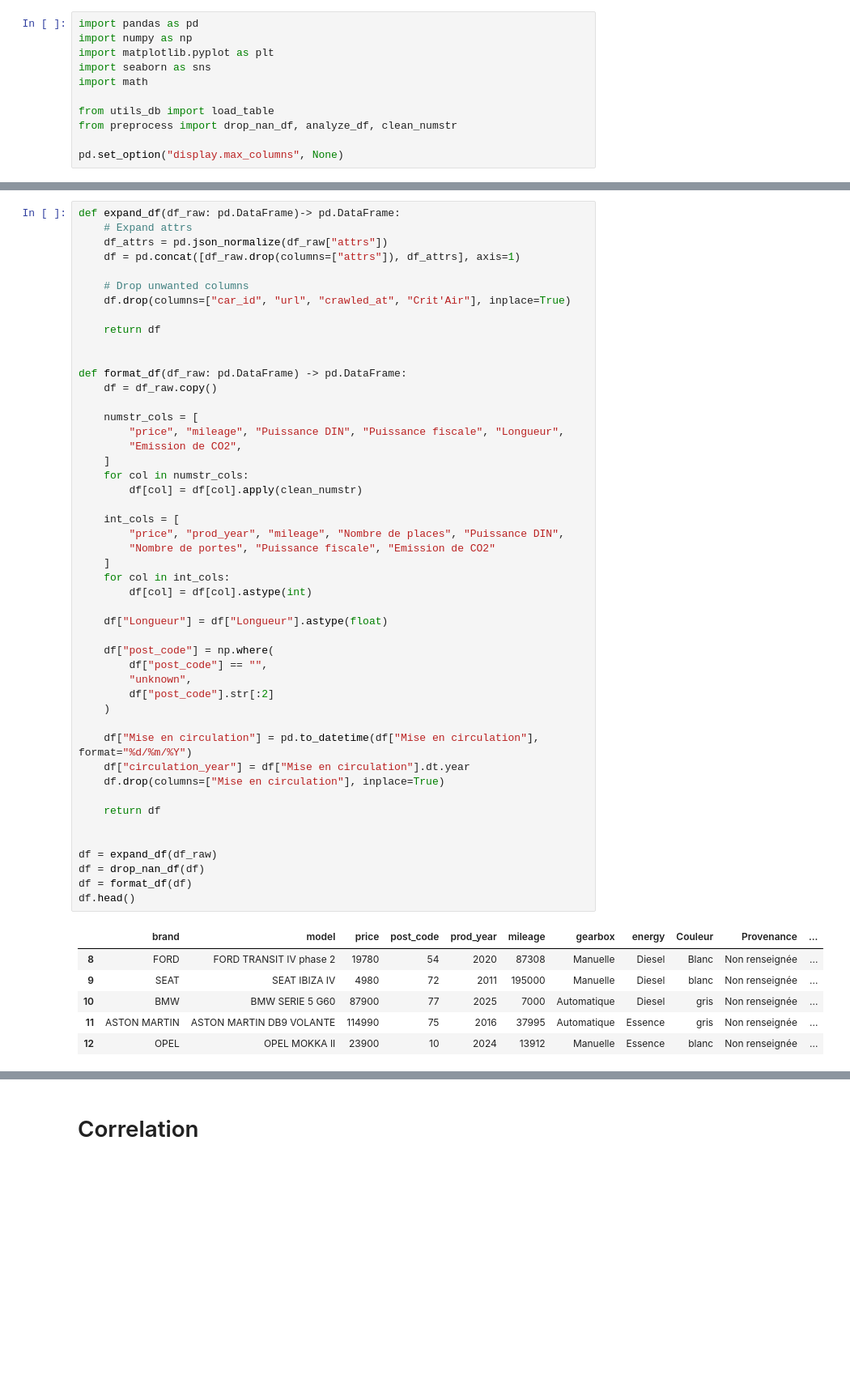
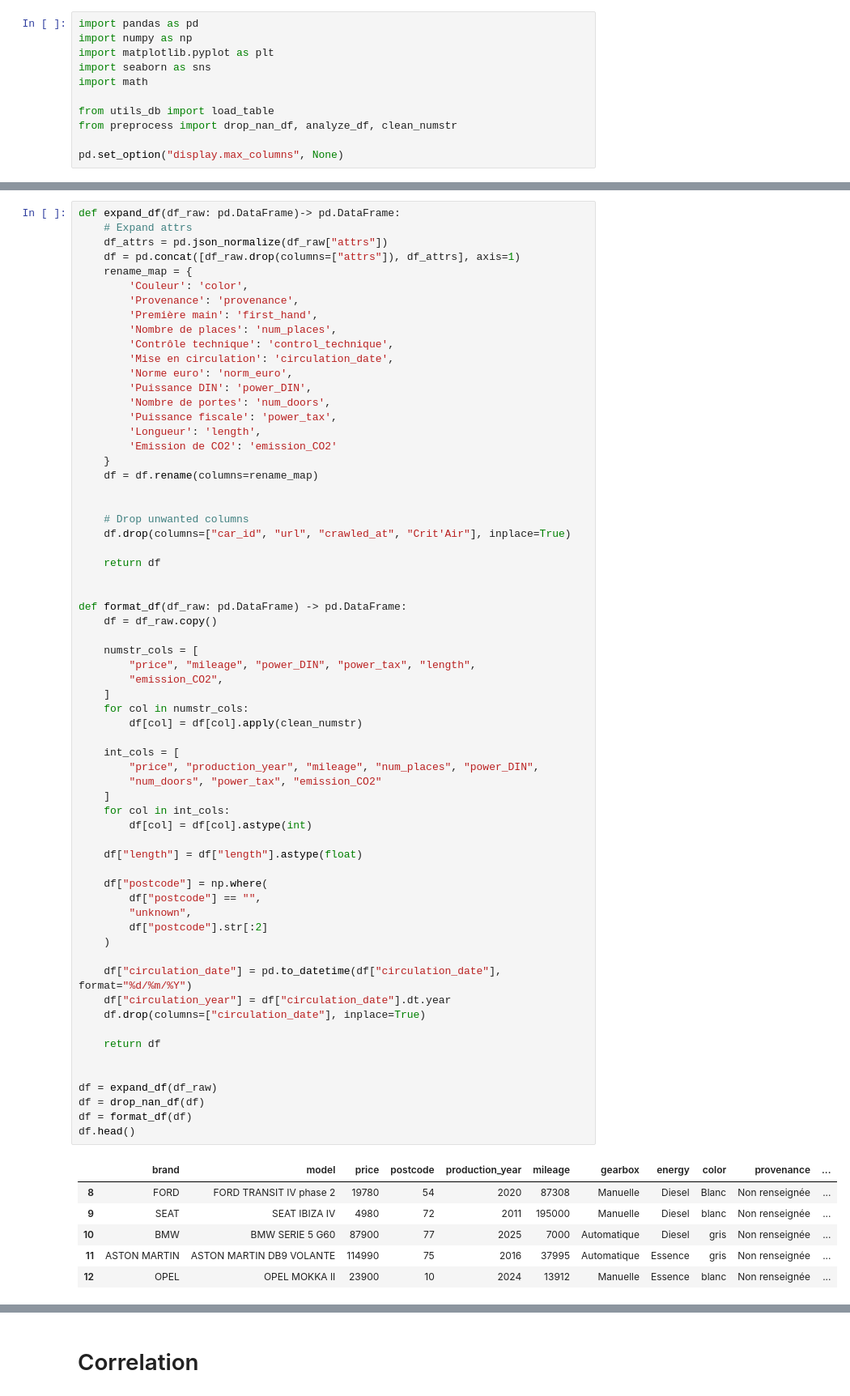
Before and after one commit to yuyan-z/CarPricePrediction, a Jupyter notebook: EDA.ipynb, the cells around one changed output, grey strips where cells are left out. Shown at 81% size. Drawn from its saved outputs; the diff is of its cells as text; blank space fills up the shorter version.

```diff
--- a/EDA.ipynb
+++ b/EDA.ipynb
@@ -25,51 +25,67 @@ def expand_df(df_raw: pd.DataFrame)-> pd.DataFrame:
     # Expand attrs
     df_attrs = pd.json_normalize(df_raw["attrs"])
     df = pd.concat([df_raw.drop(columns=["attrs"]), df_attrs], axis=1)
+    rename_map = {
+        'Couleur': 'color',
+        'Provenance': 'provenance',
+        'Première main': 'first_hand',
+        'Nombre de places': 'num_places',
+        'Contrôle technique': 'control_technique',
+        'Mise en circulation': 'circulation_date',
+        'Norme euro': 'norm_euro',
+        'Puissance DIN': 'power_DIN',
+        'Nombre de portes': 'num_doors',
+        'Puissance fiscale': 'power_tax',
+        'Longueur': 'length',
+        'Emission de CO2': 'emission_CO2'
+    }
+    df = df.rename(columns=rename_map)
+
 
     # Drop unwanted columns
     df.drop(columns=["car_id", "url", "crawled_at", "Crit'Air"], inplace=True)
 
     return df
 
 
 def format_df(df_raw: pd.DataFrame) -> pd.DataFrame:
     df = df_raw.copy()
 
     numstr_cols = [
-        "price", "mileage", "Puissance DIN", "Puissance fiscale", "Longueur",
-        "Emission de CO2",
+        "price", "mileage", "power_DIN", "power_tax", "length",
+        "emission_CO2",
     ]
     for col in numstr_cols:
         df[col] = df[col].apply(clean_numstr)
 
     int_cols = [
-        "price", "prod_year", "mileage", "Nombre de places", "Puissance DIN",
-        "Nombre de portes", "Puissance fiscale", "Emission de CO2"
+        "price", "production_year", "mileage", "num_places", "power_DIN",
+        "num_doors", "power_tax", "emission_CO2"
     ]
     for col in int_cols:
         df[col] = df[col].astype(int)
 
-    df["Longueur"] = df["Longueur"].astype(float)
+    df["length"] = df["length"].astype(float)
 
-    df["post_code"] = np.where(
-        df["post_code"] == "",
+    df["postcode"] = np.where(
+        df["postcode"] == "",
         "unknown",
-        df["post_code"].str[:2]
+        df["postcode"].str[:2]
     )
 
-    df["Mise en circulation"] = pd.to_datetime(df["Mise en circulation"], format="%d/%m/%Y")
-    df["circulation_year"] = df["Mise en circulation"].dt.year
-    df.drop(columns=["Mise en circulation"], inplace=True)
+    df["circulation_date"] = pd.to_datetime(df["circulation_date"], format="%d/%m/%Y")
+    df["circulation_year"] = df["circulation_date"].dt.year
+    df.drop(columns=["circulation_date"], inplace=True)
 
     return df
 
 
 df = expand_df(df_raw)
 df = drop_nan_df(df)
 df = format_df(df)
 df.head()
 # %% [output]
-|  | brand | model | price | post_code | prod_year | mileage | gearbox | energy | Couleur | Provenance | ... |
+|  | brand | model | price | postcode | production_year | mileage | gearbox | energy | color | provenance | ... |
 | 8 | FORD | FORD TRANSIT IV phase 2 | 19780 | 54 | 2020 | 87308 | Manuelle | Diesel | Blanc | Non renseignée | ... |
 | 9 | SEAT | SEAT IBIZA IV | 4980 | 72 | 2011 | 195000 | Manuelle | Diesel | blanc | Non renseignée | ... |
 | 10 | BMW | BMW SERIE 5 G60 | 87900 | 77 | 2025 | 7000 | Automatique | Diesel | gris | Non renseignée | ... |
```
Also changed, not shown: parts of 8 cells of this notebook, 6 other files.
